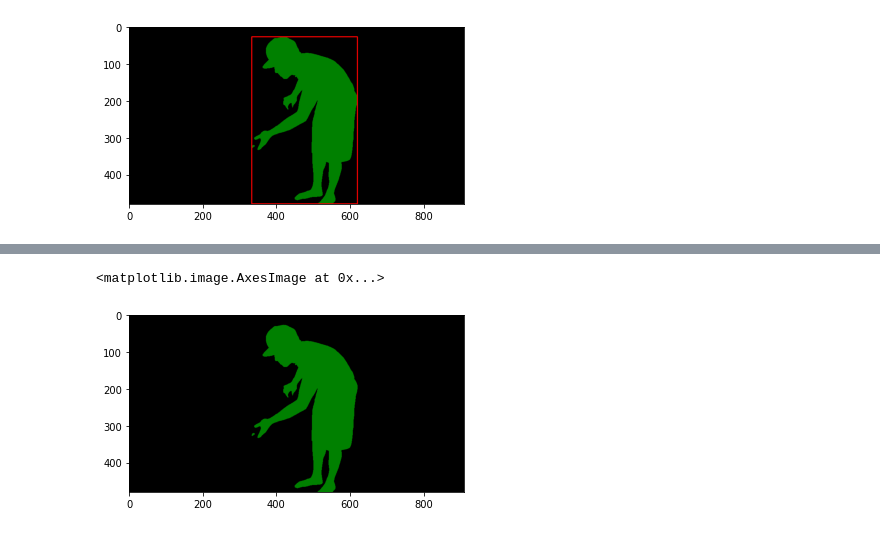
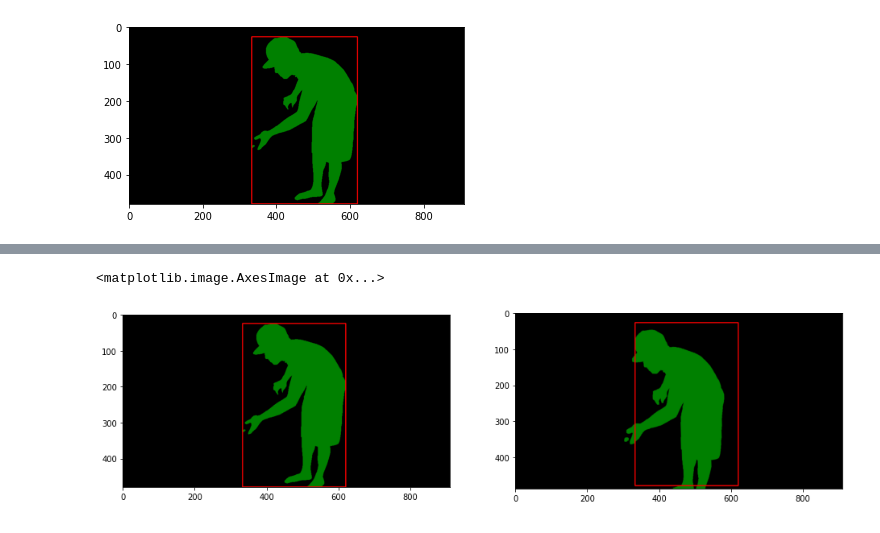
Before and after one commit to kaleeswaranm/MaskTrack, a Jupyter notebook: masktrack.ipynb, the cells around one changed output, grey strips where cells are left out. Drawn from its saved outputs; the diff is of its cells as text; code cells hidden in the pictures.

```diff
--- a/masktrack.ipynb
+++ b/masktrack.ipynb
@@ -142,4 +142,16 @@ plt.imshow(cv2.rectangle(copy_temp_mask, start_index, end_index, (255, 0, 0), 2)
 # %%
 x_size = end_index[0] - start_index[0]
 y_size = end_index[1] - start_index[1]
+# %%
+def horizontal_shift(img, x_size, y_size):
+  rint = random.randint(0, 10)
+  move_pixels = int(rint * 0.01 * x_size)
+  num_rows, num_cols = img.shape[:2]
+  l_or_r = random.randint(0, 1)
+  if l_or_r == 0:
+    translation_matrix = np.float32([[1,0,-1 * move_pixels], [0,1,0]])
+  else:
+    translation_matrix = np.float32([[1,0,move_pixels], [0,1,0]])
+  aug_img = cv2.warpAffine(img, translation_matrix, (num_cols,num_rows))
+  return aug_img
 # %%
@@ -186,5 +189,15 @@ plt.imshow(img)
-# %%
-plt.imshow(temp_mask)
-# %% [output]
-<matplotlib.image.AxesImage at 0x...>
-[figure, removed]
+# %%
+def dilation(img):
+  kernel = np.ones((5,5), np.uint8)
+  aug_img = cv2.dilate(img, kernel, iterations=1)
+  return aug_img
+# %%
+aug_mask = horizontal_shift(temp_mask, x_size, y_size)
+aug_mask = thin_plate_splines(aug_mask)
+aug_mask = dilation(aug_mask)
+f, ax = plt.subplots(1, 2, figsize=(16, 16))
+ax[0].imshow(cv2.rectangle(temp_mask.copy(), start_index, end_index, (255, 0, 0), 2))
+ax[1].imshow(cv2.rectangle(aug_mask.copy(), start_index, end_index, (255, 0, 0), 2))
+# %% [output]
+<matplotlib.image.AxesImage at 0x...>
+[figure, added]
```
Also changed, not shown: parts of 2 cells of this notebook.
